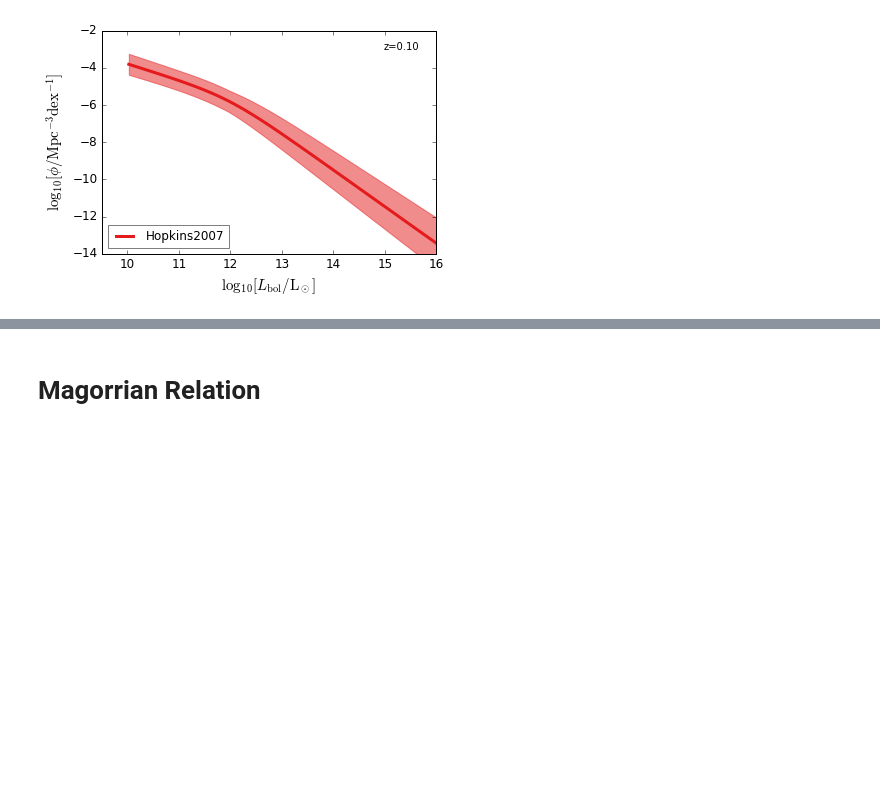
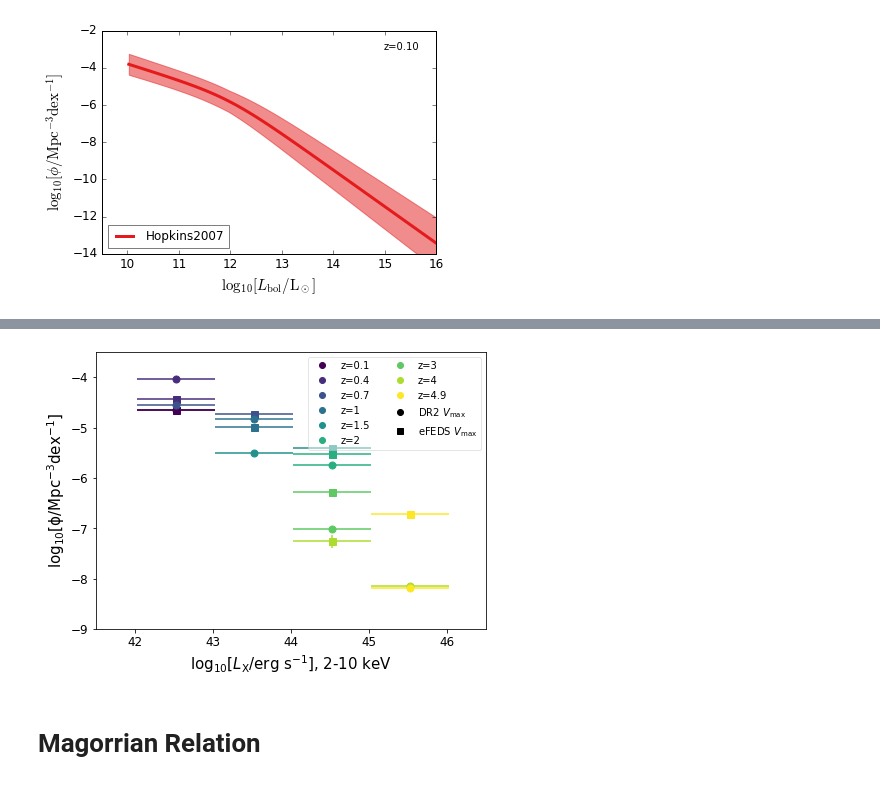
Before and after one commit to qyx268/astrodatapy, a Jupyter notebook: astrodatapy/utils/plots.ipynb, the cells around one changed output, grey strips where cells are left out. Cells and saved outputs as stored; diff of their text form; code cells hidden in the pictures; blank space fills up the shorter version.

```diff
--- a/astrodatapy/utils/plots.ipynb
+++ b/astrodatapy/utils/plots.ipynb
@@ -672,3 +730,35 @@ for z in zs:
+# %%
+from matplotlib.lines import Line2D
+
+# Roster et al. 2026 (eROSITA) at all nine redshifts in one figure: colour is redshift,
+# circles are DR2 and squares are eFEDS
+zs      = [0.1, 0.4, 0.7, 1.0, 1.5, 2.0, 3.0, 4.0, 4.9]
+roster  = {'Roster2026_DR2':'o', 'Roster2026_eFEDS':'s'}
+cmap    = plt.cm.viridis
+
+fig,ax = plt.subplots(1,1,figsize=(7,5))
+for iz, z in enumerate(zs):
+    obs = number_density(feature=feature,z_target=z,z_tol=0.05,quiet=1,h=cosmo['h'])
+    for ii in range(obs.n_target_observation):
+        name = obs.target_observation.index[ii]
+        if name not in roster:
+            continue
+        data       = obs.target_observation['Data'].iloc[ii]
+        halfbin    = 0.5*float(obs.info.loc[name,'BinWidth'])
+        data[:,1:] = np.log10(data[:,1:])
+        ax.errorbar(data[:,0],  data[:,1], yerr = [data[:,1]-data[:,3],data[:,2]- data[:,1]],\
+                    xerr = halfbin, color=cmap(iz/(len(zs)-1.)), fmt=roster[name], ms=7)
+
+handles  = [Line2D([],[],ls='',marker='o',color=cmap(iz/(len(zs)-1.)),label='z=%g'%z) for iz,z in enumerate(zs)]
+handles += [Line2D([],[],ls='',marker=m,color='k',label=n.replace('Roster2026_','')+r' $V_{\rm max}$') for n,m in roster.items()]
+ax.set_xlim(41.5, 46.5)
+ax.set_ylim(-9, -3.5)
+leg = ax.legend(handles=handles,loc='upper right',ncol=2,fontsize=10)
+leg.get_frame().set_alpha(0.5)
+ax.set_xlabel(xlabel)
+ax.set_ylabel(ylabel)
+# %% [output]
+[figure, added]
 # %% [markdown]
 # Magorrian Relation
 # %%
```
Also changed, not shown: parts of 4 cells of this notebook.
